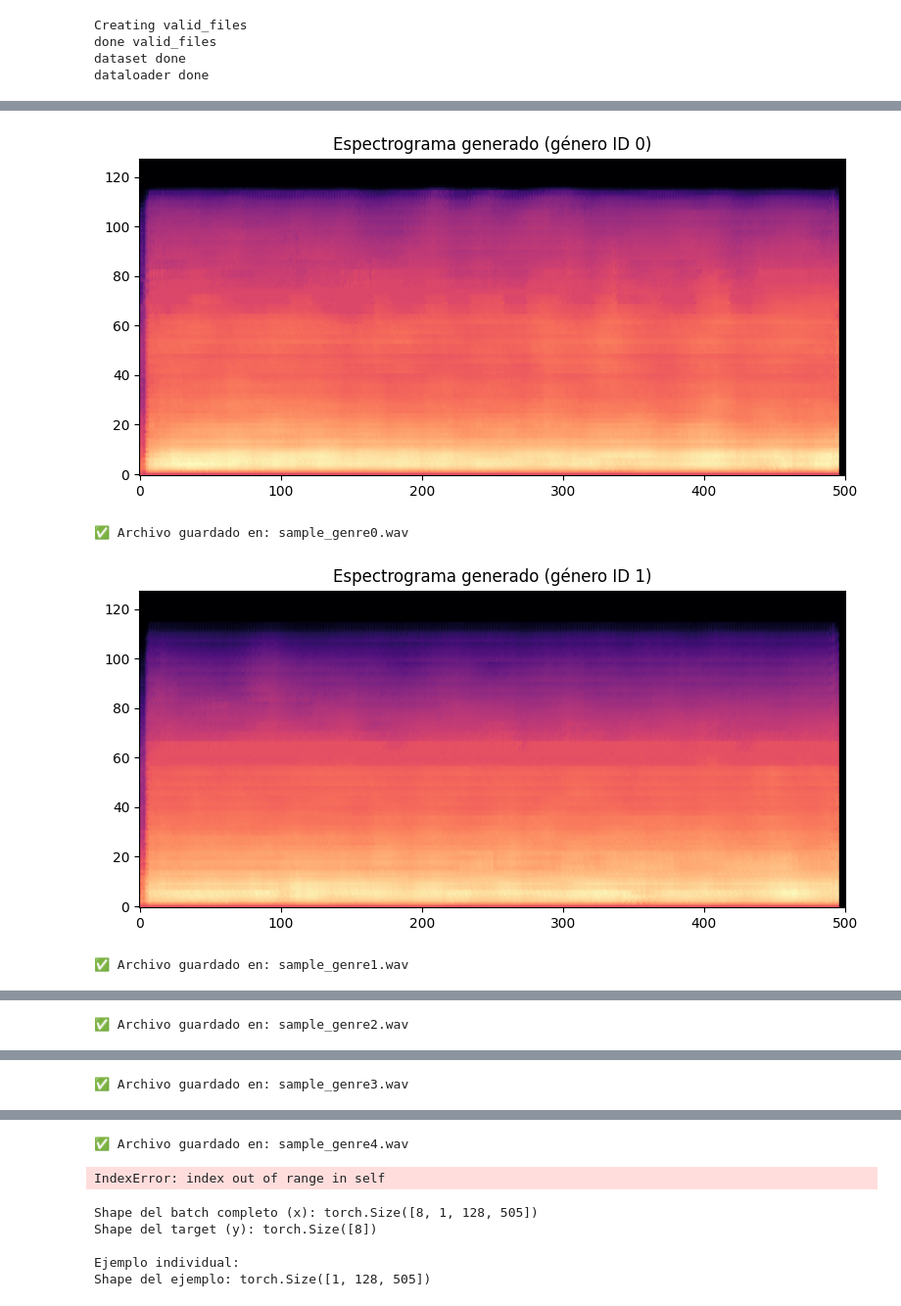
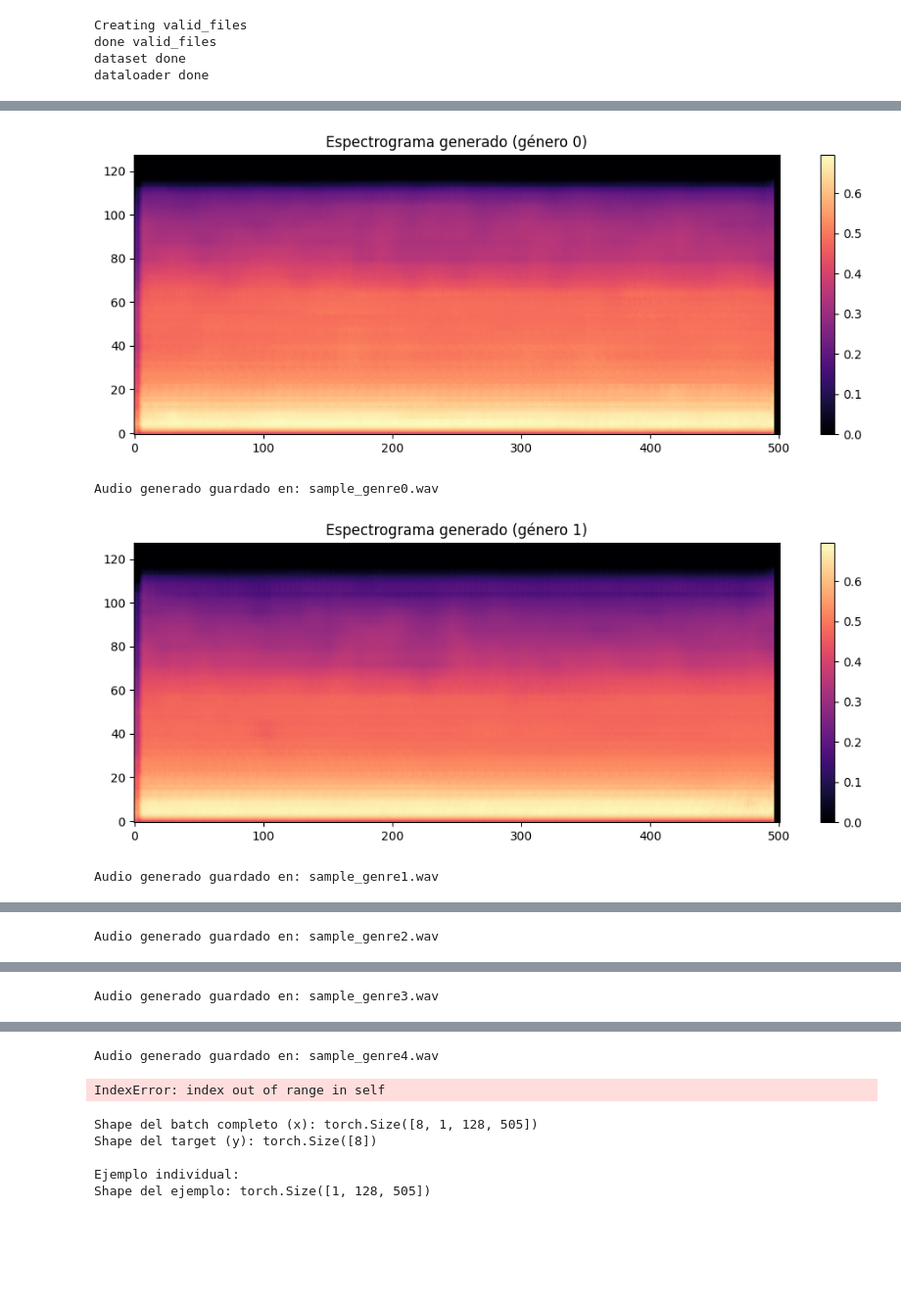
Before and after one commit to lukemaster/euterpe, a Jupyter notebook: vae_executor.train.ipynb, the cells around one changed output, grey strips where cells are left out. Shown at 98% size. Saved outputs shown, nothing was run; the diff lists cells and outputs as text; code cells hidden in the pictures; blank space fills up the shorter version.

```diff
--- a/vae_executor.train.ipynb
+++ b/vae_executor.train.ipynb
@@ -240,59 +246,65 @@ LOCAL_RANK: 0 - CUDA_VISIBLE_DEVICES: [0]
 [src/libmpg123/layer3.c:INT123_do_layer3():1844] error: dequantization failed!
 `Trainer.fit` stopped: `max_epochs=4` reached.
 # %%
+import os
+import torch
 import torchaudio
-import torchaudio.transforms as T
-from scipy.io.wavfile import write as write_wav
 import matplotlib.pyplot as plt
-import numpy as np
 
-def generate_audio_from_noise(model, genre_id: int, output_path: str = "generated_sample.wav"):
+def generate_audio_from_noise(model: VAE, genre_id: int, output_path: str = "generated.wav"):
+    device = model.device
+    model = model.model
     model.eval()
 
-    genre_tensor = torch.tensor([genre_id], dtype=torch.long).to(model.device)
-    z = torch.randn(1, LATENT_DIM).to(model.device)
+    z = torch.randn(1, LATENT_DIM).to(device)
+    genre = torch.tensor([genre_id], dtype=torch.long).to(device)
 
     with torch.no_grad():
-        generated_spec = model.model.decoder(z, genre_tensor)
-        generated_spec = generated_spec[..., :SPEC_TIME_STEPS]
-        generated_np = generated_spec[0].squeeze().cpu().numpy()
+        spec = model.decoder(z, genre)
 
-    plt.figure(figsize=(8, 4))
-    plt.imshow(generated_np, aspect='auto', origin='lower', cmap='magma')
-    plt.title(f"Espectrograma generado (género ID {genre_id})")
+    spec = spec.squeeze().cpu()
+
+    # Visualización
+    plt.figure(figsize=(10, 4))
+    plt.imshow(spec.numpy(), aspect='auto', origin='lower', cmap='magma')
+    plt.title(f"Espectrograma generado (género {genre_id})")
+    plt.colorbar()
     plt.tight_layout()
     plt.show()
 
-    generated_spec_tensor = generated_spec.squeeze(1)
-    inverse_mel = T.InverseMelScale(
+    inverse_mel = torchaudio.transforms.InverseMelScale(
         n_stft=N_FFT // 2 + 1,
         n_mels=NUM_MELS,
-        sample_rate=SAMPLE_RATE
-    ).to(model.device)
+        sample_rate=SAMPLE_RATE,
+    )
+    griffin_lim = torchaudio.transforms.GriffinLim(
+        n_fft=N_FFT,
+        hop_length=HOP_LENGTH,
+        power=2.0
+    )
 
-    griffin_lim = T.GriffinLim(
-        n_fft=N_FFT,
-        hop_length=HOP_LENGTH
-    ).to(model.device)
+    spec_db = spec * 80.0 - 80.0
+    spec_amp = torch.pow(10.0, spec_db / 20.0)
 
-    spec_linear = inverse_mel(generated_spec_tensor)
-    waveform = griffin_lim(spec_linear)
+    spec_amp = spec_amp.unsqueeze(0)
+    linear_spec = inverse_mel(spec_amp)
+    waveform = griffin_lim(linear_spec)
 
-    waveform_np = waveform.squeeze().cpu().numpy()
-    waveform_np = np.clip(waveform_np, -1.0, 1.0)
-    write_wav(output_path, SAMPLE_RATE, (waveform_np * 32767).astype(np.int16))
+    torchaudio.save(output_path, waveform, SAMPLE_RATE)
+    print(f"Audio generado guardado en: {output_path}")
 
-    print(f"✅ Archivo guardado en: {output_path}")
-    return waveform_np
+    return waveform
+
+
 
 generate_audio_from_noise(model, genre_id=0, output_path="sample_genre0.wav")
 generate_audio_from_noise(model, genre_id=1, output_path="sample_genre1.wav")
 generate_audio_from_noise(model, genre_id=2, output_path="sample_genre2.wav")
 generate_audio_from_noise(model, genre_id=3, output_path="sample_genre3.wav")
 generate_audio_from_noise(model, genre_id=4, output_path="sample_genre4.wav")
 generate_audio_from_noise(model, genre_id=7, output_path="sample_genre7.wav")
 # %% [output]
-[figure, old version]
+[figure, new version]
-✅ Archivo guardado en: sample_genre0.wav
+Audio generado guardado en: sample_genre0.wav
-[figure, old version]
+[figure, new version]
-✅ Archivo guardado en: sample_genre1.wav
+Audio generado guardado en: sample_genre1.wav
@@ -300 +312 @@ generate_audio_from_noise(model, genre_id=7, output_path="sample_genre7.wav")
-✅ Archivo guardado en: sample_genre2.wav
+Audio generado guardado en: sample_genre2.wav
@@ -302 +314 @@ generate_audio_from_noise(model, genre_id=7, output_path="sample_genre7.wav")
-✅ Archivo guardado en: sample_genre3.wav
+Audio generado guardado en: sample_genre3.wav
@@ -304,3 +316,3 @@ generate_audio_from_noise(model, genre_id=7, output_path="sample_genre7.wav")
-✅ Archivo guardado en: sample_genre4.wav
+Audio generado guardado en: sample_genre4.wav
 IndexError: index out of range in self
 # %%
```
Also changed, not shown: parts of 4 cells of this notebook.
